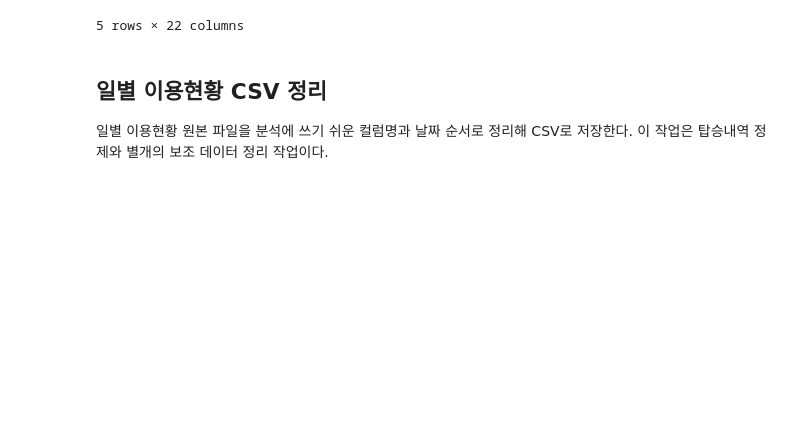
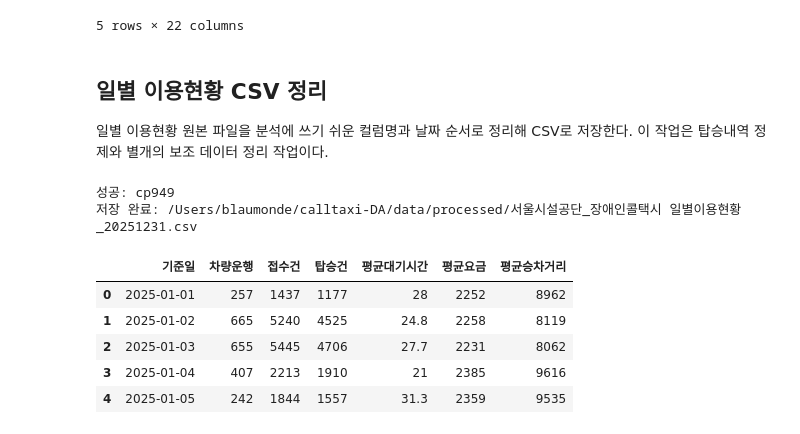
Before and after one commit to calltaxi-DA/calltaxi-DA, a Jupyter notebook: notebooks/01_data_preprocessing.ipynb, the cells around one changed output. Cells and saved outputs as stored; diff of their text form; code cells hidden in the pictures; blank space fills up the shorter version.

Commit message:
Update daily usage preprocessing notebook

```diff
--- a/notebooks/01_data_preprocessing.ipynb
+++ b/notebooks/01_data_preprocessing.ipynb
@@ -2224,35 +2224,63 @@ df_request_preprocessed.head()
 # %%
 import pandas as pd
 from pathlib import Path
 
-xls_path = Path('data/서울시설공단_장애인콜택시 일별현황_20251231.xls')
-output_path = Path('data/서울시설공단_장애인콜택시 일별이용현황_20251231.csv')
+# 현재 노트북 위치가 notebooks/ 안이면 프로젝트 루트는 부모 폴더
+project_root = Path.cwd()
+if project_root.name == "notebooks":
+    project_root = project_root.parent
 
-for enc in ['cp949', 'euc-kr', 'utf-8']:
+raw_dir = project_root / "data" / "raw"
+processed_dir = project_root / "data" / "processed"
+
+matches = list(raw_dir.glob("*일별현황*.xls"))
+
+if not matches:
+    print("raw_dir:", raw_dir)
+    print("raw 파일 목록:")
+    for path in raw_dir.glob("*"):
+        print(path.name)
+    raise FileNotFoundError("일별현황 xls 파일을 찾지 못했습니다.")
+
+xls_path = matches[0]
+output_path = processed_dir / "서울시설공단_장애인콜택시 일별이용현황_20251231.csv"
+
+processed_dir.mkdir(parents=True, exist_ok=True)
+
+for enc in ["cp949", "euc-kr", "utf-8"]:
     try:
-        df_taxi_daily = pd.read_html(xls_path, encoding=enc)[0]
-        print(f'성공: {enc}')
+        df_taxi_daily = pd.read_html(str(xls_path), encoding=enc)[0]
+        print(f"성공: {enc}")
         break
     except Exception as e:
-        print(f'{enc} 실패: {e}')
+        print(f"{enc} 실패: {e}")
 else:
-    raise RuntimeError('일별현황 xls 파일을 읽지 못했습니다.')
+    raise RuntimeError("일별현황 xls 파일을 읽지 못했습니다.")
 
 df_taxi_daily.columns = [
-    '기준일',
-    '차량운행',
-    '접수건',
-    '탑승건',
-    '평균대기시간',
-    '평균요금',
-    '평균승차거리'
+    "기준일",
+    "차량운행",
+    "접수건",
+    "탑승건",
+    "평균대기시간",
+    "평균요금",
+    "평균승차거리",
 ]
 
 df_taxi_daily = df_taxi_daily.drop(index=0).reset_index(drop=True)
-df_taxi_daily['기준일'] = pd.to_datetime(df_taxi_daily['기준일'], errors='coerce')
-df_taxi_daily = df_taxi_daily.sort_values('기준일').reset_index(drop=True)
+df_taxi_daily["기준일"] = pd.to_datetime(df_taxi_daily["기준일"], errors="coerce")
+df_taxi_daily = df_taxi_daily.sort_values("기준일").reset_index(drop=True)
 
-df_taxi_daily.to_csv(output_path, index=False, encoding='utf-8-sig')
+df_taxi_daily.to_csv(output_path, index=False, encoding="utf-8-sig")
 
-print(f'저장 완료: {output_path}')
+print(f"저장 완료: {output_path}")
 df_taxi_daily.head()
+# %% [output]
+성공: cp949
+저장 완료: /Users/blaumonde/calltaxi-DA/data/processed/서울시설공단_장애인콜택시 일별이용현황_20251231.csv
+|  | 기준일 | 차량운행 | 접수건 | 탑승건 | 평균대기시간 | 평균요금 | 평균승차거리 |
+| 0 | 2025-01-01 | 257 | 1437 | 1177 | 28 | 2252 | 8962 |
+| 1 | 2025-01-02 | 665 | 5240 | 4525 | 24.8 | 2258 | 8119 |
+| 2 | 2025-01-03 | 655 | 5445 | 4706 | 27.7 | 2231 | 8062 |
+| 3 | 2025-01-04 | 407 | 2213 | 1910 | 21 | 2385 | 9616 |
+| 4 | 2025-01-05 | 242 | 1844 | 1557 | 31.3 | 2359 | 9535 |
```
Also changed, not shown: parts of 2 cells of this notebook.
